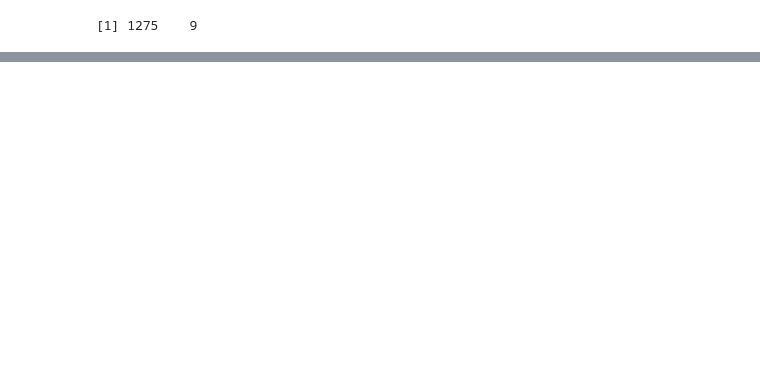
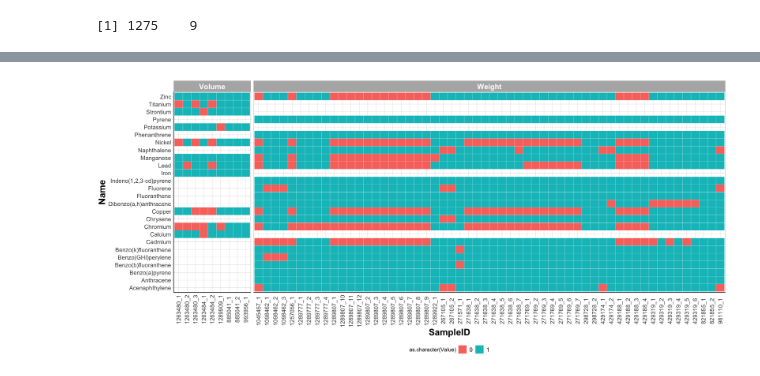
Before and after one commit to UNC-CEMALB/P1015.-Wildfire_Suffcient_Similiarity, a Jupyter notebook: 1. Data Processing/Data Processing.ipynb, the cells around one changed output, grey strips where cells are left out. Drawn from its saved outputs; the diff is of its cells as text; code cells hidden in the pictures; blank space fills up the shorter version.

```diff
--- a/1. Data Processing/Data Processing.ipynb
+++ b/1. Data Processing/Data Processing.ipynb
@@ -700,0 +703,8 @@ write.xlsx(final_df, paste0(Output,"/", "Processed_Data_", cur_date, ".xlsx"),
+# %%
+# first converting values to "1" and missing data to "0"
+heat_map_df = final_df %>%
+    mutate(Value = ifelse(Value %in% NA, 0, 1)) %>%
+    # creating sample ids
+    unite("SampleID", c("HAWC_ID", "Sample_Number"), remove = FALSE)
+
+head(heat_map_df)
@@ -700,0 +721,18 @@ write.xlsx(final_df, paste0(Output,"/", "Processed_Data_", cur_date, ".xlsx"),
+# %%
+options(repr.plot.width=18, repr.plot.height=8) #changing size
+ggplot(data = heat_map_df, aes(x = SampleID, y = Name, fill = as.character(Value))) +
+  geom_tile(color = "white") +
+
+  facet_grid(.~ Metric, scales = 'free',space="free") +
+
+  theme_light() +
+  theme(axis.text.x = element_text(angle = 90, vjust = 0.5), #rotating x labels/ moving x labels slightly to the left
+        axis.line = element_line(colour="black"), #making x and y axes black
+        axis.text = element_text(size = 12), #changing size of x axis labels
+        axis.title = element_text(face = "bold", size = rel(1.7)), #changes axis titles
+        legend.position = "bottom", #removing legend
+        legend.text = element_text(size = 12), #changes legend text
+        strip.text.x = element_text(size = 15, face = "bold"), #changes size of facet x axis
+        strip.text.y = element_text(size = 15, face = "bold"))  #changes size of facet y axis
+# %% [output]
+[figure, added]
```
Also changed, not shown: parts of 4 cells of this notebook.
